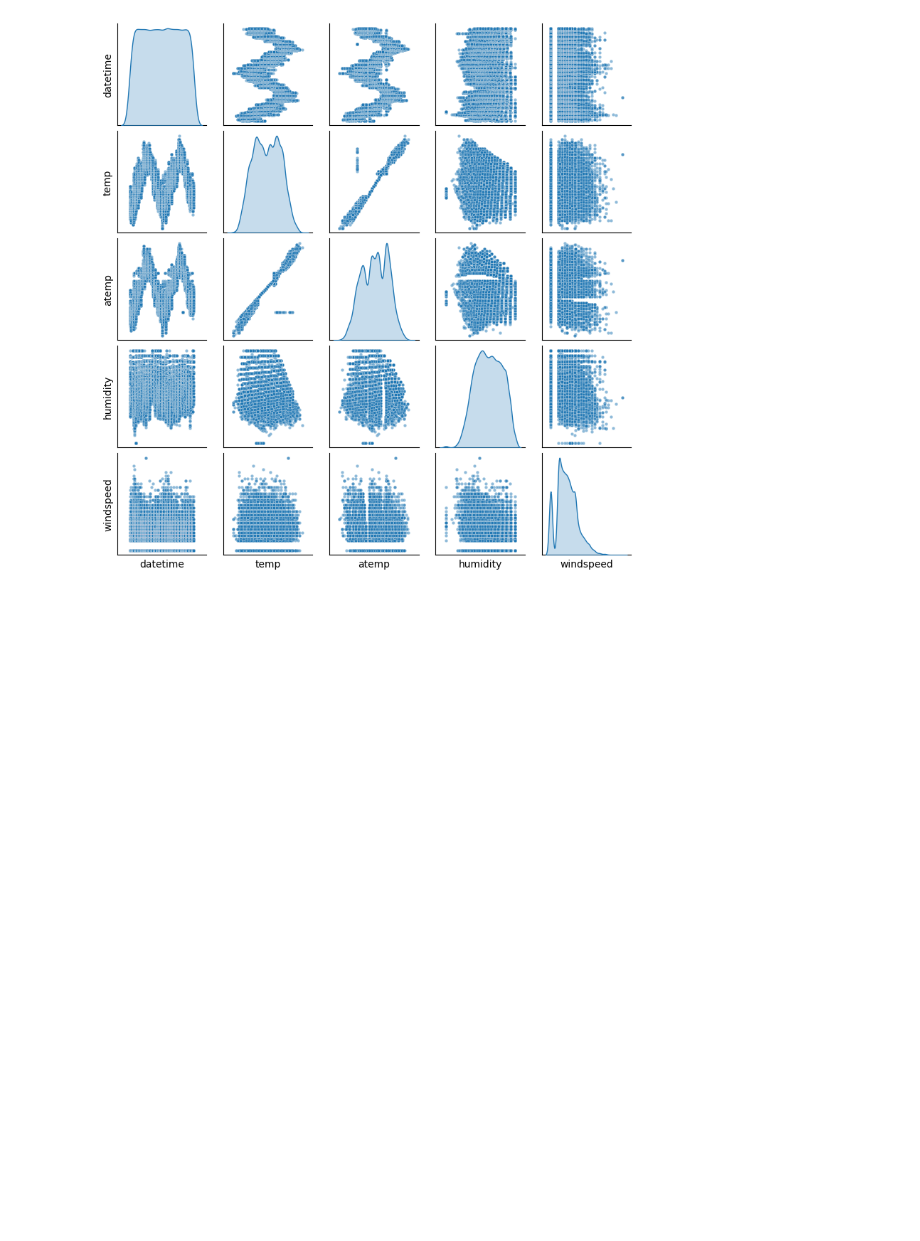
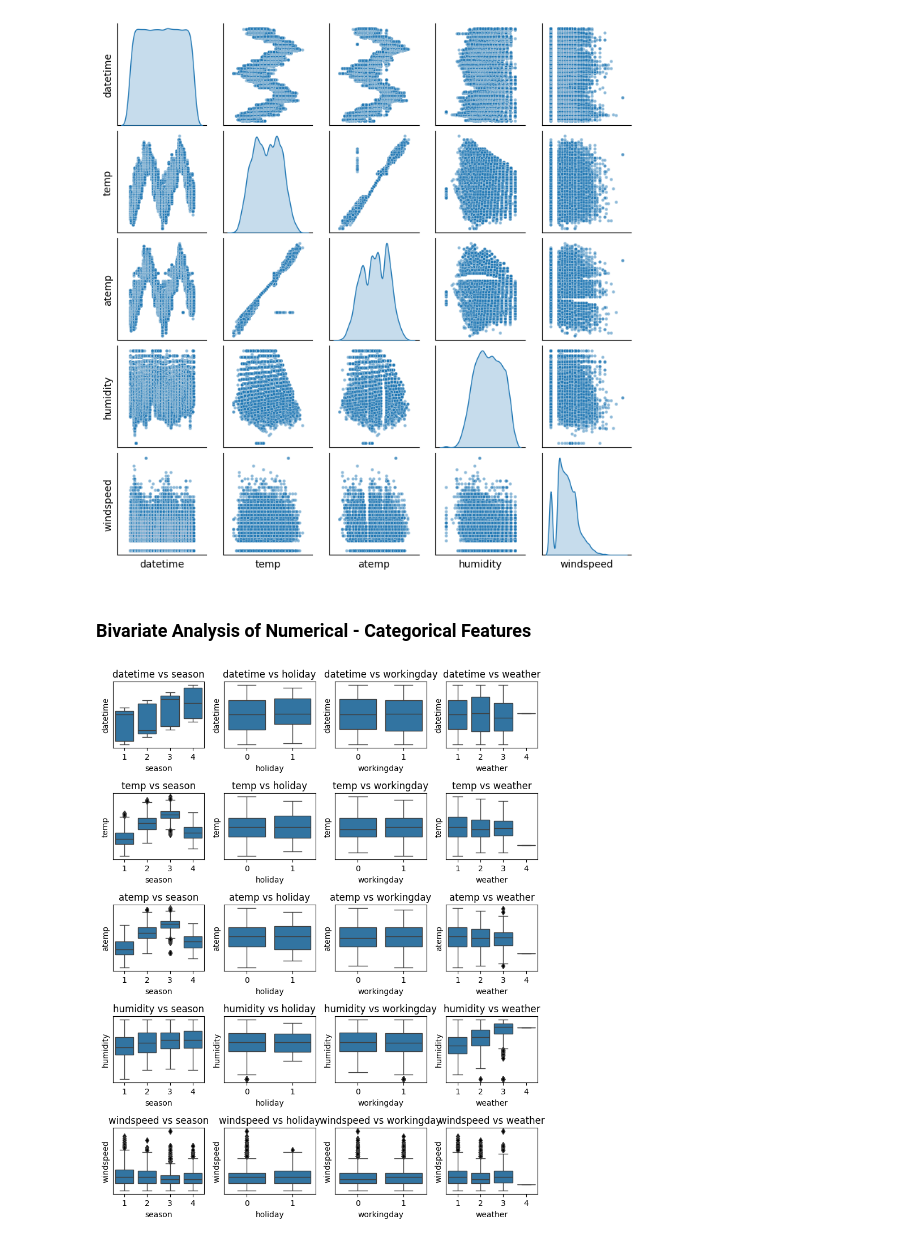
Before and after one commit to jay-watt/bike_sharing, a Jupyter notebook: noteboooks/data_exploration.ipynb, the cells around one changed output. Cells and saved outputs as stored; diff of their text form; code cells hidden in the pictures; blank space fills up the shorter version.

Commit message:
Plot and analyse bivariate relationships between numerical and categorical features

```diff
--- a/noteboooks/data_exploration.ipynb
+++ b/noteboooks/data_exploration.ipynb
@@ -358,3 +362,29 @@ for ax in pairplot.axes.flatten():
 plt.show()
 # %% [output]
 [figure]
+# %% [markdown]
+### Bivariate Analysis of Numerical - Categorical Features
+# %%
+def plot_numerical_to_categorical(numerical_features, categorical_features, data):
+    num_numerical = len(numerical_features)
+    num_categorical = len(categorical_features)
+
+    flierprops = dict(marker='d', markerfacecolor='black', markersize=5)
+
+    fig, axes = plt.subplots(num_numerical, num_categorical, figsize=(
+        8, 2 * num_numerical))
+
+    for i, num_feature in enumerate(numerical_features):
+        for j, cat_feature in enumerate(categorical_features):
+            ax = axes[i, j] if num_numerical > 1 else axes[j]
+            sns.boxplot(x=cat_feature, y=num_feature, data=data, ax=ax, flierprops=flierprops)
+            ax.set_title(f'{num_feature} vs {cat_feature}')
+            ax.set_yticklabels([])
+            ax.set_yticks([])
+
+    plt.tight_layout()
+    plt.show()
+
+plot_numerical_to_categorical(numerical, categorical, feature_data)
+# %% [output]
+[figure, added]
```
Also changed, not shown: parts of 14 cells of this notebook.
